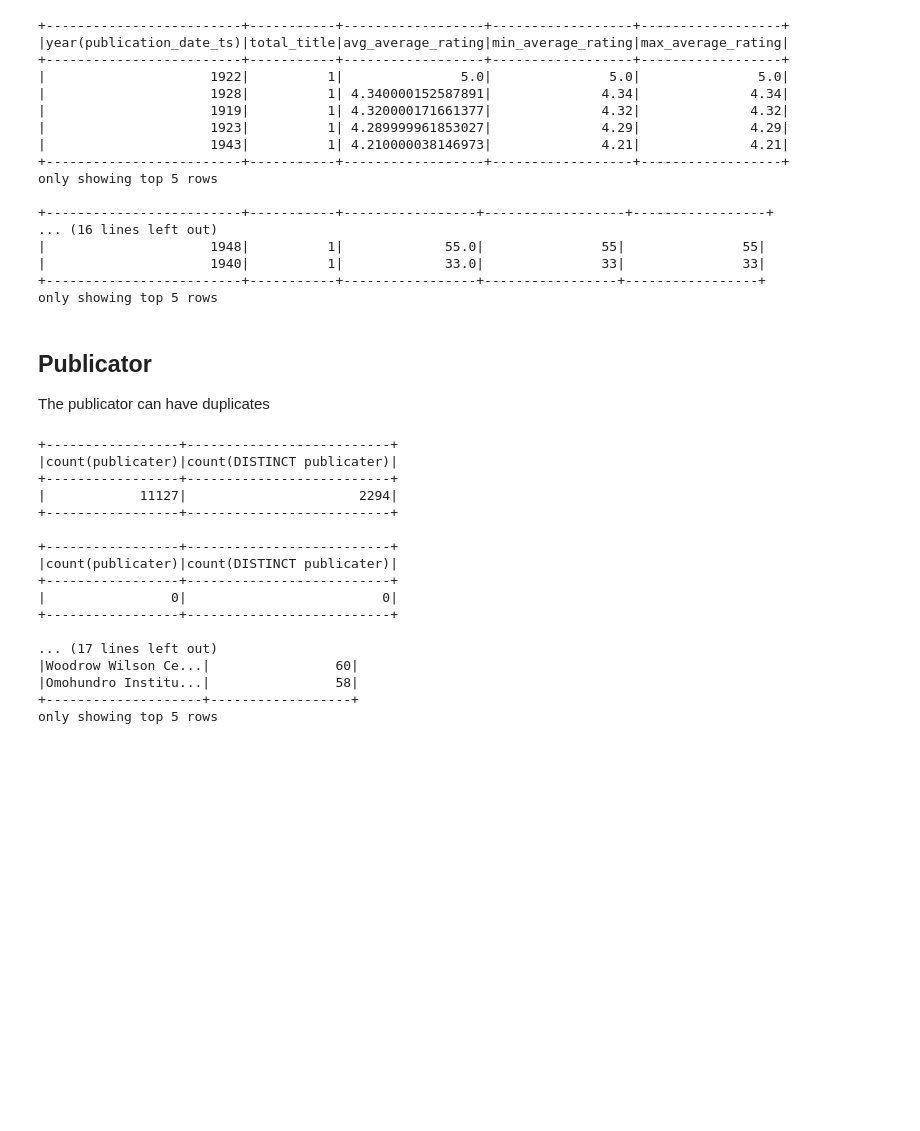
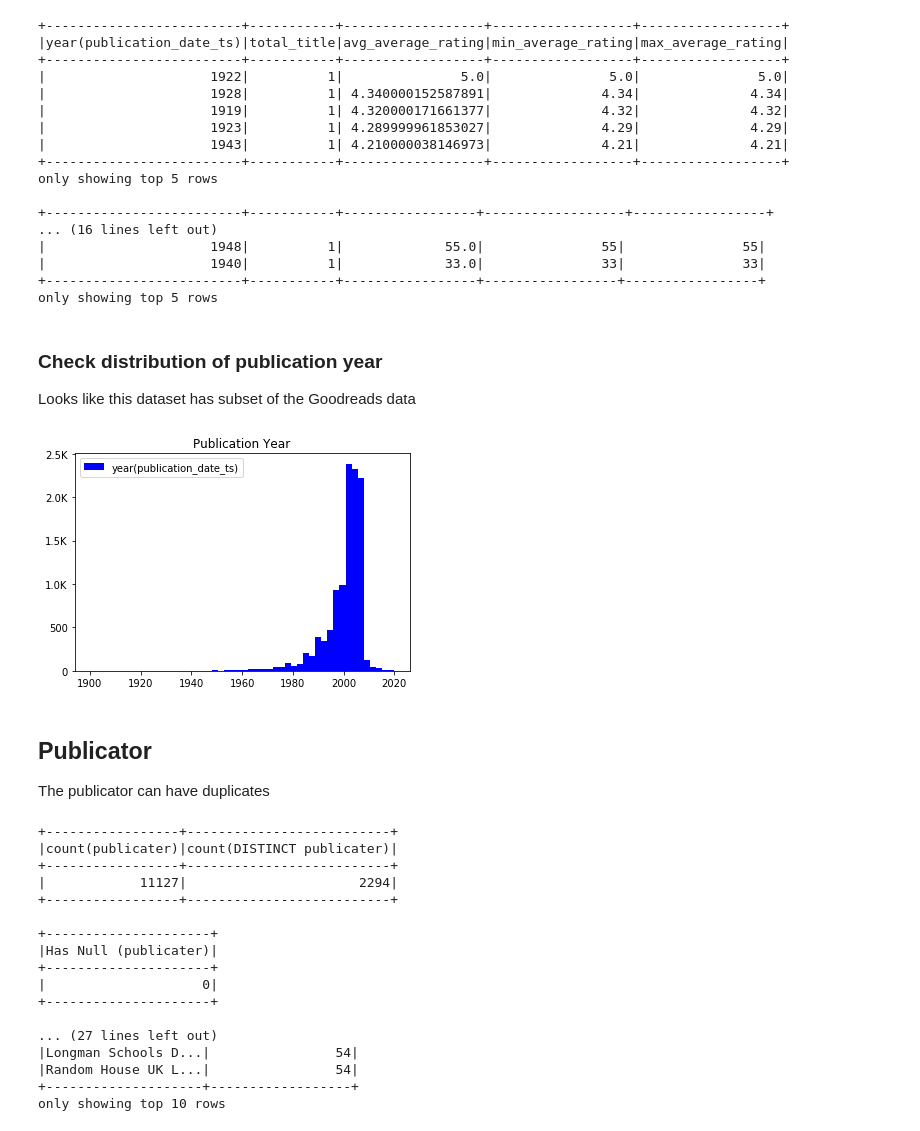
Before and after one commit to richard-to/book-project, a Jupyter notebook: nbs/goodreads-data.ipynb, the cells around one changed output. Cells and saved outputs as stored; diff of their text form; code cells hidden in the pictures; blank space fills up the shorter version.

Commit message:
Add more data analysis

```diff
--- a/nbs/goodreads-data.ipynb
+++ b/nbs/goodreads-data.ipynb
@@ -46,5 +48,5 @@ goodreads_df = spark.read.schema(book_schema).option("header", "true").csv(GOODR
 # Add a column that stores publication date as a datetime object
 goodreads_df = goodreads_df.withColumn(
     "publication_date_ts",
-    F.to_timestamp(goodreads_df.publication_date, "MM/dd/yyyy"),
+    F.to_timestamp(goodreads_df.publication_date, "M/d/yyyy"),
 )
@@ -600,14 +542,22 @@ only showing top 5 rows
 |                     1940|          1|             33.0|               33|               33|
 +-------------------------+-----------+-----------------+-----------------+-----------------+
 only showing top 5 rows
+# %% [markdown]
+### Check distribution of publication year
+
+Looks like this dataset has subset of the Goodreads data
+# %%
+H.plot_hist(goodreads_df.select(F.year(goodreads_df.publication_date_ts)), bins=50, title="Publication Year")
+# %% [output]
+[figure, added]
 # %% [markdown]
 ## Publicator
 
 The publicator can have duplicates
 # %%
-get_basic_counts(goodreads_df, goodreads_df.publicater)
-check_nulls(goodreads_df, goodreads_df.publicater, goodreads_df.bookID)
-check_lengths(goodreads_df, goodreads_df.publicater)
+H.get_basic_counts(goodreads_df, goodreads_df.publicater)
+H.check_nulls(goodreads_df, goodreads_df.publicater, goodreads_df.bookID)
+H.check_lengths(goodreads_df, goodreads_df.publicater)
 # %% [output]
 +-----------------+--------------------------+
 |count(publicater)|count(DISTINCT publicater)|
@@ -615,17 +565,17 @@ check_lengths(goodreads_df, goodreads_df.publicater)
 |            11127|                      2294|
 +-----------------+--------------------------+
 
-+-----------------+--------------------------+
-|count(publicater)|count(DISTINCT publicater)|
-+-----------------+--------------------------+
-|                0|                         0|
-+-----------------+--------------------------+
++---------------------+
+|Has Null (publicater)|
++---------------------+
+|                    0|
++---------------------+
 
-... (17 lines left out)
-|Woodrow Wilson Ce...|                60|
-|Omohundro Institu...|                58|
+... (27 lines left out)
+|Longman Schools D...|                54|
+|Random House UK L...|                54|
 +--------------------+------------------+
-only showing top 5 rows
+only showing top 10 rows
 # %%
 (
     goodreads_df
```
Also changed, not shown: parts of 21 cells of this notebook, 6 other files.
